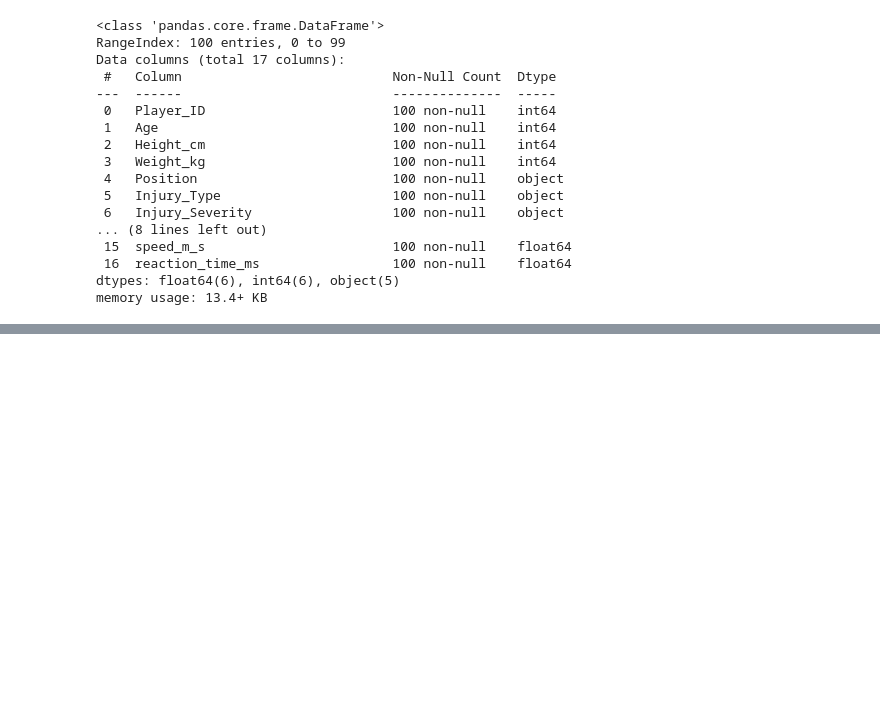
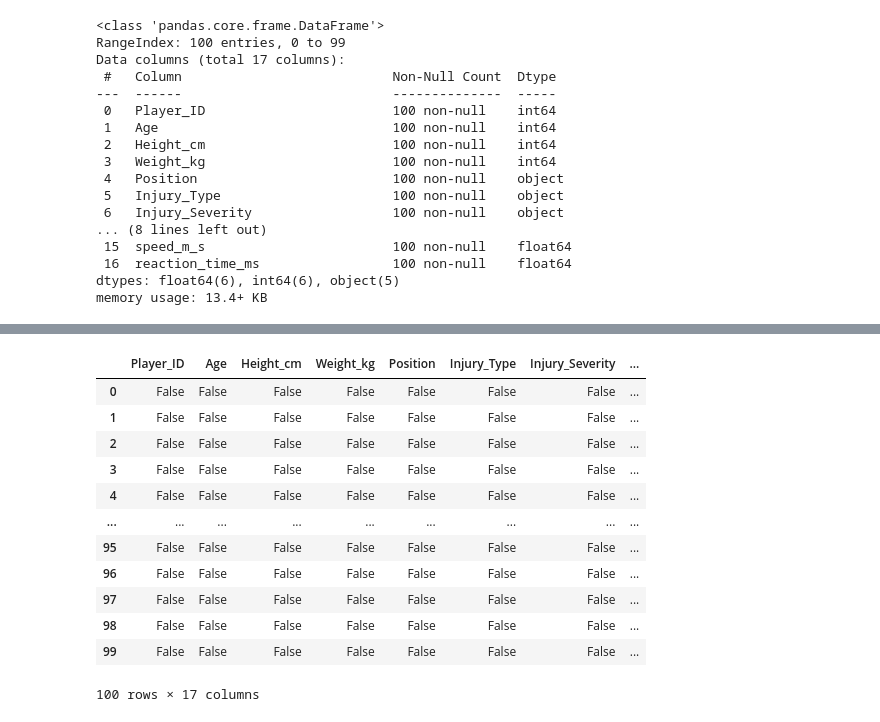
Before and after one commit to pydarl/ROM-Data-Analyser, a Jupyter notebook: notebooks/01_data_exploration.ipynb, the cells around one changed output, grey strips where cells are left out. Drawn from its saved outputs; the diff is of its cells as text; code cells hidden in the pictures; blank space fills up the shorter version.

```diff
--- a/notebooks/01_data_exploration.ipynb
+++ b/notebooks/01_data_exploration.ipynb
@@ -38,0 +123,16 @@ memory usage: 13.4+ KB
+# %%
+df.isna()
+# %% [output]
+|  | Player_ID | Age | Height_cm | Weight_kg | Position | Injury_Type | Injury_Severity | ... |
+| 0 | False | False | False | False | False | False | False | ... |
+| 1 | False | False | False | False | False | False | False | ... |
+| 2 | False | False | False | False | False | False | False | ... |
+| 3 | False | False | False | False | False | False | False | ... |
+| 4 | False | False | False | False | False | False | False | ... |
+| ... | ... | ... | ... | ... | ... | ... | ... | ... |
+| 95 | False | False | False | False | False | False | False | ... |
+| 96 | False | False | False | False | False | False | False | ... |
+| 97 | False | False | False | False | False | False | False | ... |
+| 98 | False | False | False | False | False | False | False | ... |
+| 99 | False | False | False | False | False | False | False | ... |
+100 rows × 17 columns
```
Also changed, not shown: parts of 16 cells of this notebook.
